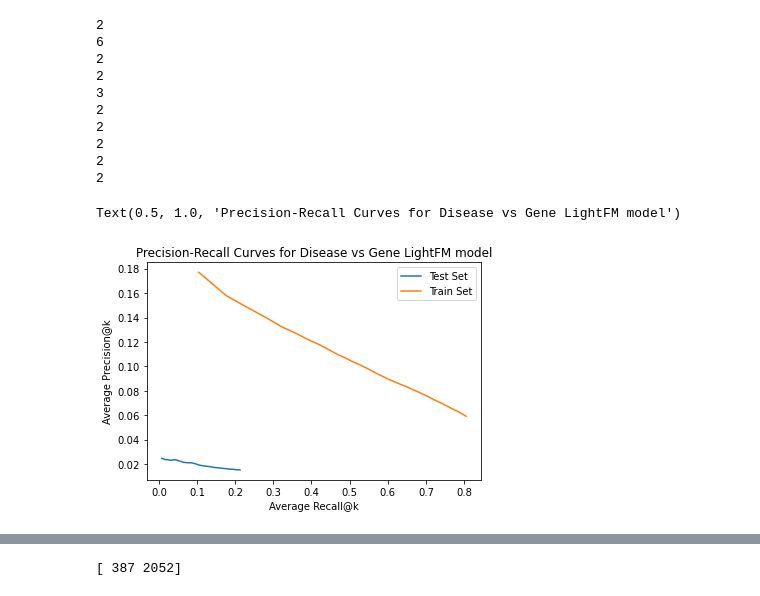
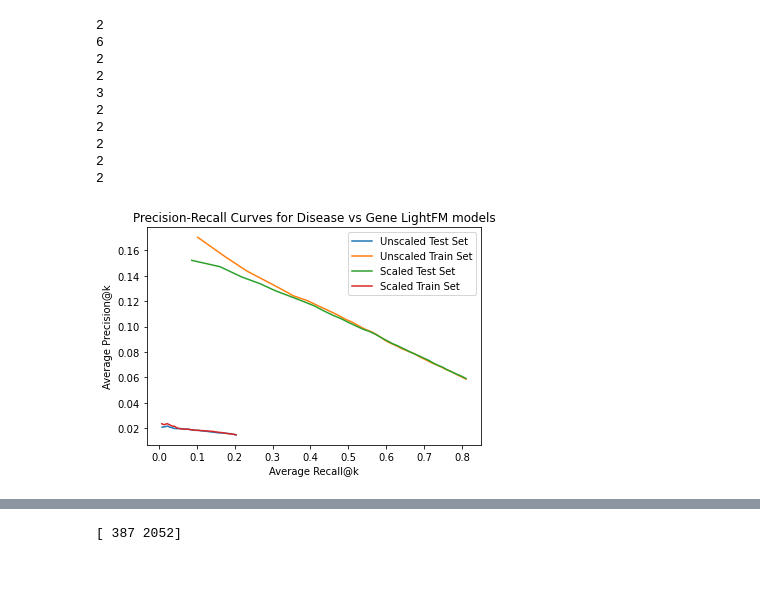
Before and after one commit to meuleman/gilbertAPI, a Jupyter notebook: recommendersystems/lightfm/disgenet/LightFM_Gene_Disease.ipynb, the cells around one changed output, grey strips where cells are left out. Drawn from its saved outputs; the diff is of its cells as text; code cells hidden in the pictures.

Commit message:
scaled data and ranked known positives

```diff
--- a/recommendersystems/lightfm/disgenet/LightFM_Gene_Disease.ipynb
+++ b/recommendersystems/lightfm/disgenet/LightFM_Gene_Disease.ipynb
@@ -55,8 +103,14 @@ data = {'train': train, 'test': test, 'gene_ids' : geneId_values}
 # %%
 #creating model
 model = LightFM(loss='warp')
+# %%
+#creating model for scaled data
+model_scaled = LightFM(loss='warp')
 # %%
 #training model
 model.fit(data['train'], epochs=100, num_threads=2)
 # %% [output]
 <lightfm.lightfm.LightFM at 0x...>
+# %%
+#training model with scaled data
+model_scaled.fit(data_scaled['train'], epochs=100, num_threads=2)
@@ -73,8 +135,10 @@ test_recall = []
 train_precision = []
 train_recall = []
 
-for i in [15]:
+for i in range(1, 51):
     test_precision.append(precision_at_k(model, data['test'], k=i).mean())
     test_recall.append(recall_at_k(model, data['test'], k=i).mean())
     train_precision.append(precision_at_k(model, data['train'], k=i).mean())
     train_recall.append(recall_at_k(model, data['train'], k=i).mean())
+    if i % 5 == 0:
+        print('k = %s done' %(i))
@@ -80,0 +156,14 @@ for i in [15]:
+# %%
+# measure precision/recall @ k for k=1:50
+test_precision_scaled = []
+test_recall_scaled = []
+train_precision_scaled = []
+train_recall_scaled = []
+
+for i in range(1, 51):
+    test_precision_scaled.append(precision_at_k(model_scaled, data_scaled['test'], k=i).mean())
+    test_recall_scaled.append(recall_at_k(model_scaled, data_scaled['test'], k=i).mean())
+    train_precision_scaled.append(precision_at_k(model_scaled, data_scaled['train'], k=i).mean())
+    train_recall_scaled.append(recall_at_k(model_scaled, data_scaled['train'], k=i).mean())
+    if i % 5 == 0:
+        print('k = %s done' %(i))
@@ -115,17 +215,18 @@ print(precision_at_k(model, data['train'], k=15, num_threads=1).mean())
 2
 2
 # %%
-#Plot precision-recall curves for train and test data
+#Plot precision-recall curves for train and test data for both scaled and unscaled data
 plt.plot(test_recall, test_precision)
 plt.plot(train_recall, train_precision)
+plt.plot(train_recall_scaled, train_precision_scaled)
+plt.plot(test_recall_scaled, test_precision_scaled)
 plt.xlabel('Average Recall@k')
 plt.ylabel('Average Precision@k')
-plt.legend(['Test Set', 'Train Set'])
-plt.title('Precision-Recall Curves for Disease vs Gene LightFM model')
-plt.savefig('Precision_Recall_Curves_for_Disease_vs_Gene_LightFM_model')
+plt.legend(['Unscaled Test Set', 'Unscaled Train Set', 'Scaled Test Set', 'Scaled Train Set'])
+plt.title('Precision-Recall Curves for Disease vs Gene LightFM models')
+plt.savefig('PR_Curves_Disease_vs_Gene_LightFM_scaled_and_unscaled_data_CT20210927.jpeg')
 # %% [output]
-Text(0.5, 1.0, 'Precision-Recall Curves for Disease vs Gene LightFM model')
-[figure, old version]
+[figure, new version]
 # %%
 pickle_out_model = open('gd_model100.pickle', 'wb')
 pickle.dump(model, pickle_out_model)
```
Also changed, not shown: parts of 11 cells of this notebook, 1 other file.
